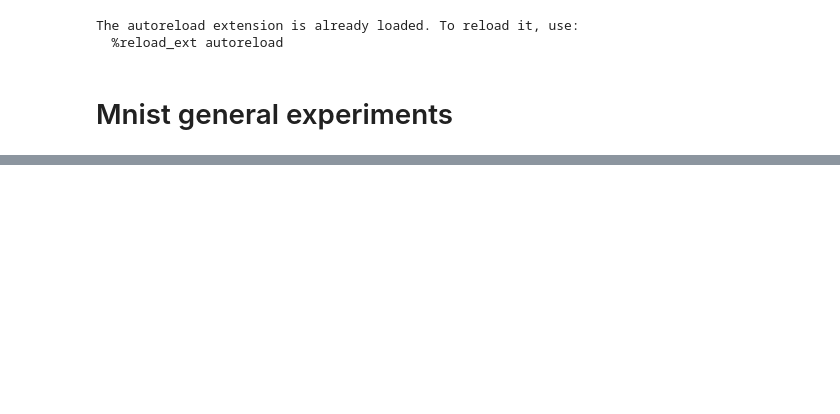
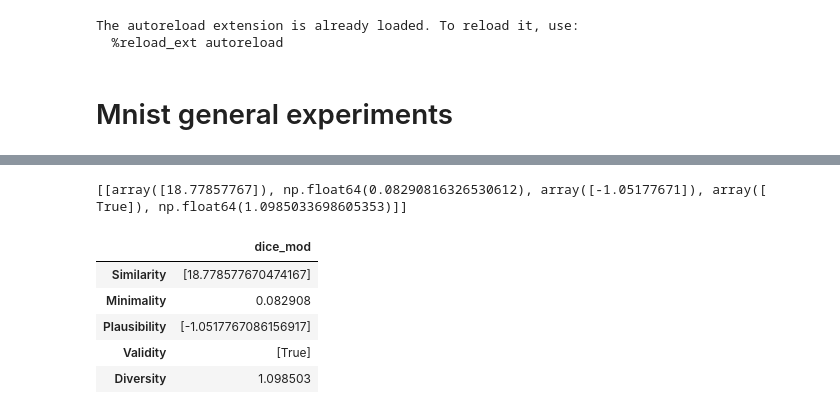
Before and after one commit to jepp3183/Thesis2025, a Jupyter notebook: code/mnist_experiments.ipynb, the cells around one changed output, grey strips where cells are left out. Saved outputs shown, nothing was run; the diff lists cells and outputs as text; code cells hidden in the pictures; blank space fills up the shorter version.

```diff
--- a/code/mnist_experiments.ipynb
+++ b/code/mnist_experiments.ipynb
@@ -144,0 +147,24 @@ CFAE
+# %%
+#Ok this is gonna get wild
+import pandas as pd
+
+print(res)
+res0 = res[0]
+for i in range(len(res0)):
+    if isinstance(res0[i],np.float64):
+        continue
+    if len(res0[i]) > 1 or isinstance(res0[i], list):
+        res[0][i] = np.mean(res[0][i], axis=0)
+
+resPandas = [{method_name: res} for res in res0[:5]]
+
+pd = pd.DataFrame(resPandas, index=returnNames())
+pd
+# %% [output]
+[[array([18.77857767]), np.float64(0.08290816326530612), array([-1.05177671]), array([ True]), np.float64(1.0985033698605353)]]
+|  | dice_mod |
+| Similarity | [18.778577670474167] |
+| Minimality | 0.082908 |
+| Plausibility | [-1.0517767086156917] |
+| Validity | [True] |
+| Diversity | 1.098503 |
```
Also changed, not shown: parts of 10 cells of this notebook.
